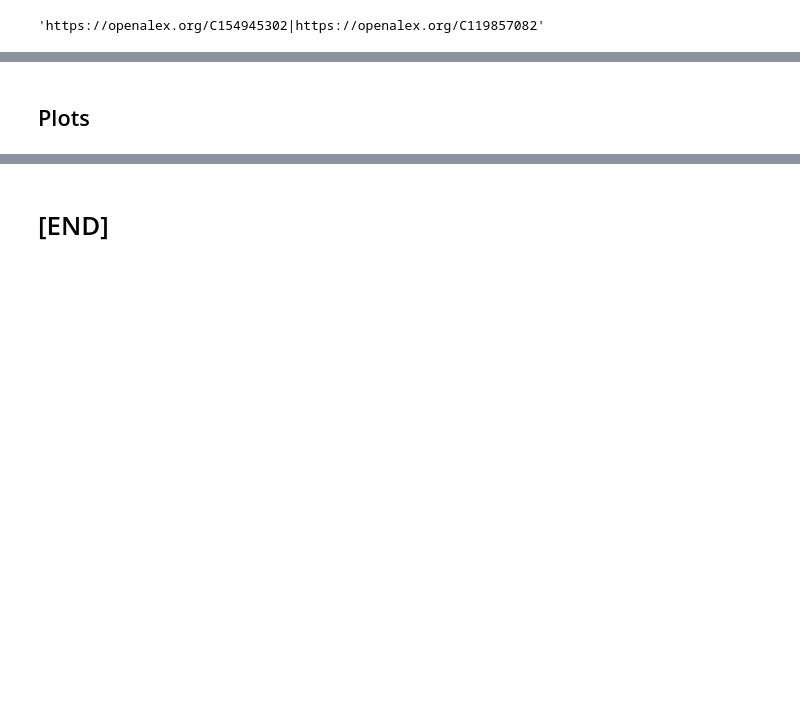
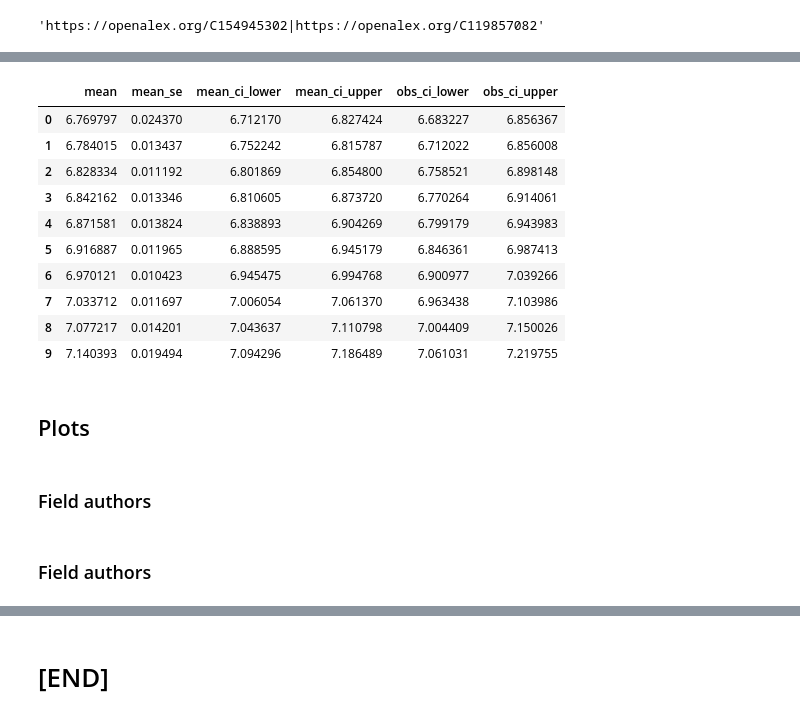
Before and after one commit to epoch-research/ai-research-impact, a Jupyter notebook: ai_researcher_impact_trends.ipynb, the cells around one changed output, grey strips where cells are left out. Saved outputs shown, nothing was run; the diff lists cells and outputs as text; code cells hidden in the pictures; blank space fills up the shorter version.

Commit message:
Add more plots, and regression

```diff
--- a/ai_researcher_impact_trends.ipynb
+++ b/ai_researcher_impact_trends.ipynb
@@ -439,0 +647,5 @@ defaultdict(<function __main__.<lambda>()>,
+# %%
+field_citation_weighted_works = ai_concept_cited_by_count.loc[input_start_year:input_end_year]
+field_citation_weighted_works = np.cumsum(field_citation_weighted_works)
+field_citation_weighted_works = field_citation_weighted_works.expand_dims(dim={'feature': ['field_citation_weighted_works']}, axis=1)
+field_citation_weighted_works
@@ -439,0 +667,3 @@ defaultdict(<function __main__.<lambda>()>,
+# %%
+design_matrix = xr.concat([field_citation_weighted_works, num_researchers], dim='feature')
+design_matrix
@@ -439,0 +685,3 @@ defaultdict(<function __main__.<lambda>()>,
+# %%
+citation_weighted_works = ai_concept_cited_by_count.loc[output_start_year:output_end_year]
+citation_weighted_works
@@ -439,0 +694,3 @@ defaultdict(<function __main__.<lambda>()>,
+# %%
+est = fit_linear_regression(np.log10(design_matrix.data), np.log10(citation_weighted_works.data))
+est.summary()
@@ -439,0 +719,15 @@ defaultdict(<function __main__.<lambda>()>,
+# %%
+citation_weighted_works_preds = predict(est, np.log10(design_matrix))
+citation_weighted_works_preds
+# %% [output]
+|  | mean | mean_se | mean_ci_lower | mean_ci_upper | obs_ci_lower | obs_ci_upper |
+| 0 | 6.769797 | 0.024370 | 6.712170 | 6.827424 | 6.683227 | 6.856367 |
+| 1 | 6.784015 | 0.013437 | 6.752242 | 6.815787 | 6.712022 | 6.856008 |
+| 2 | 6.828334 | 0.011192 | 6.801869 | 6.854800 | 6.758521 | 6.898148 |
+| 3 | 6.842162 | 0.013346 | 6.810605 | 6.873720 | 6.770264 | 6.914061 |
+| 4 | 6.871581 | 0.013824 | 6.838893 | 6.904269 | 6.799179 | 6.943983 |
+| 5 | 6.916887 | 0.011965 | 6.888595 | 6.945179 | 6.846361 | 6.987413 |
+| 6 | 6.970121 | 0.010423 | 6.945475 | 6.994768 | 6.900977 | 7.039266 |
+| 7 | 7.033712 | 0.011697 | 7.006054 | 7.061370 | 6.963438 | 7.103986 |
+| 8 | 7.077217 | 0.014201 | 7.043637 | 7.110798 | 7.004409 | 7.150026 |
+| 9 | 7.140393 | 0.019494 | 7.094296 | 7.186489 | 7.061031 | 7.219755 |
@@ -440,2 +794,4 @@ defaultdict(<function __main__.<lambda>()>,
 # %% [markdown]
 ## Plots
+# %% [markdown]
+### Field authors
@@ -441,0 +841,2 @@ defaultdict(<function __main__.<lambda>()>,
+# %% [markdown]
+### Field authors
```
Also changed, not shown: parts of 52 cells of this notebook, 1 other file.
